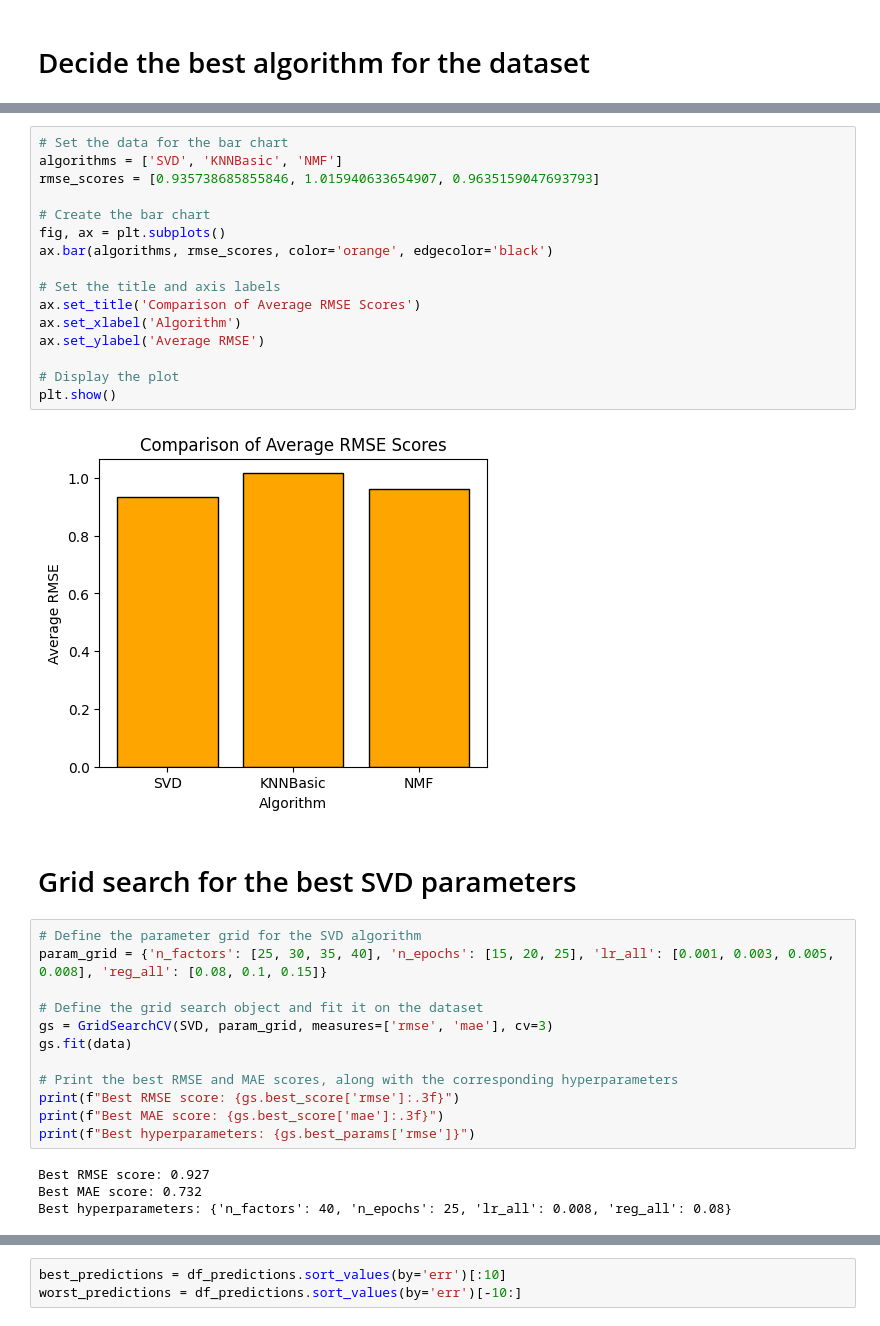
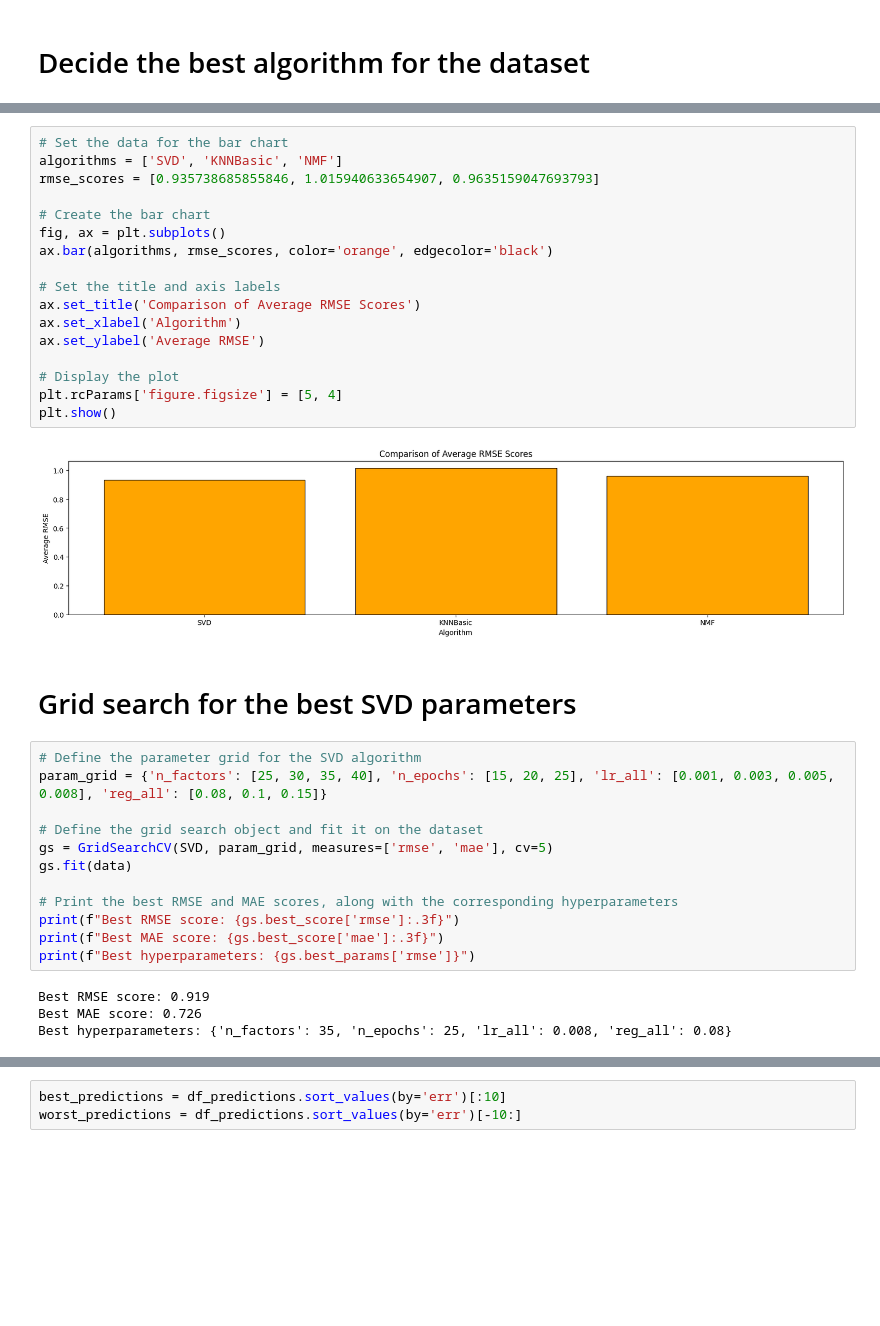
Before and after one commit to MaltheT/decision-support-systems, a Jupyter notebook: recommender-system/recommender-system.ipynb, the cells around one changed output, grey strips where cells are left out. Saved outputs shown, nothing was run; the diff lists cells and outputs as text; blank space fills up the shorter version.

```diff
--- a/recommender-system/recommender-system.ipynb
+++ b/recommender-system/recommender-system.ipynb
@@ -125,21 +125,22 @@ NMF: Average RMSE = 0.9635159047693793
 # %%
 # Set the data for the bar chart
 algorithms = ['SVD', 'KNNBasic', 'NMF']
 rmse_scores = [0.935738685855846, 1.015940633654907, 0.9635159047693793]
 
 # Create the bar chart
 fig, ax = plt.subplots()
 ax.bar(algorithms, rmse_scores, color='orange', edgecolor='black')
 
 # Set the title and axis labels
 ax.set_title('Comparison of Average RMSE Scores')
 ax.set_xlabel('Algorithm')
 ax.set_ylabel('Average RMSE')
 
 # Display the plot
+plt.rcParams['figure.figsize'] = [5, 4]
 plt.show()
 # %% [output]
-[figure, old version]
+[figure, new version]
 # %% [markdown]
 # Grid search for the best SVD parameters
 # %%
@@ -147,7 +148,7 @@ plt.show()
 param_grid = {'n_factors': [25, 30, 35, 40], 'n_epochs': [15, 20, 25], 'lr_all': [0.001, 0.003, 0.005, 0.008], 'reg_all': [0.08, 0.1, 0.15]}
 
 # Define the grid search object and fit it on the dataset
-gs = GridSearchCV(SVD, param_grid, measures=['rmse', 'mae'], cv=3)
+gs = GridSearchCV(SVD, param_grid, measures=['rmse', 'mae'], cv=5)
 gs.fit(data)
 
 # Print the best RMSE and MAE scores, along with the corresponding hyperparameters
@@ -155,9 +156,9 @@ print(f"Best RMSE score: {gs.best_score['rmse']:.3f}")
 print(f"Best MAE score: {gs.best_score['mae']:.3f}")
 print(f"Best hyperparameters: {gs.best_params['rmse']}")
 # %% [output]
-Best RMSE score: 0.927
-Best MAE score: 0.732
-Best hyperparameters: {'n_factors': 40, 'n_epochs': 25, 'lr_all': 0.008, 'reg_all': 0.08}
+Best RMSE score: 0.919
+Best MAE score: 0.726
+Best hyperparameters: {'n_factors': 35, 'n_epochs': 25, 'lr_all': 0.008, 'reg_all': 0.08}
 # %%
 factors = gs.best_params['rmse']['n_factors']
 epochs = gs.best_params['rmse']['n_epochs']
```
Also changed, not shown: parts of 11 cells of this notebook.
